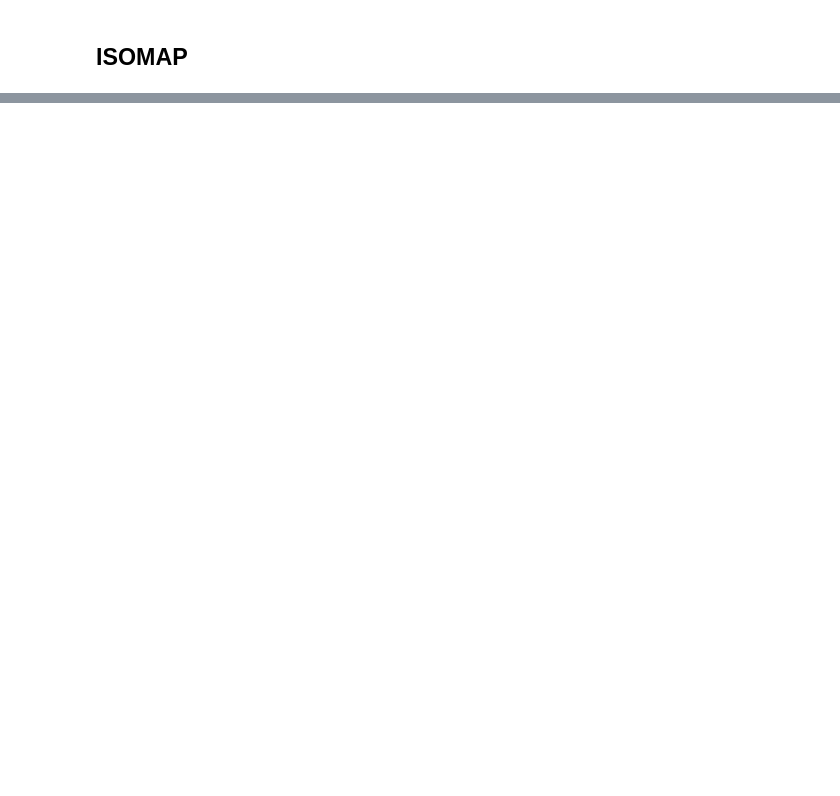
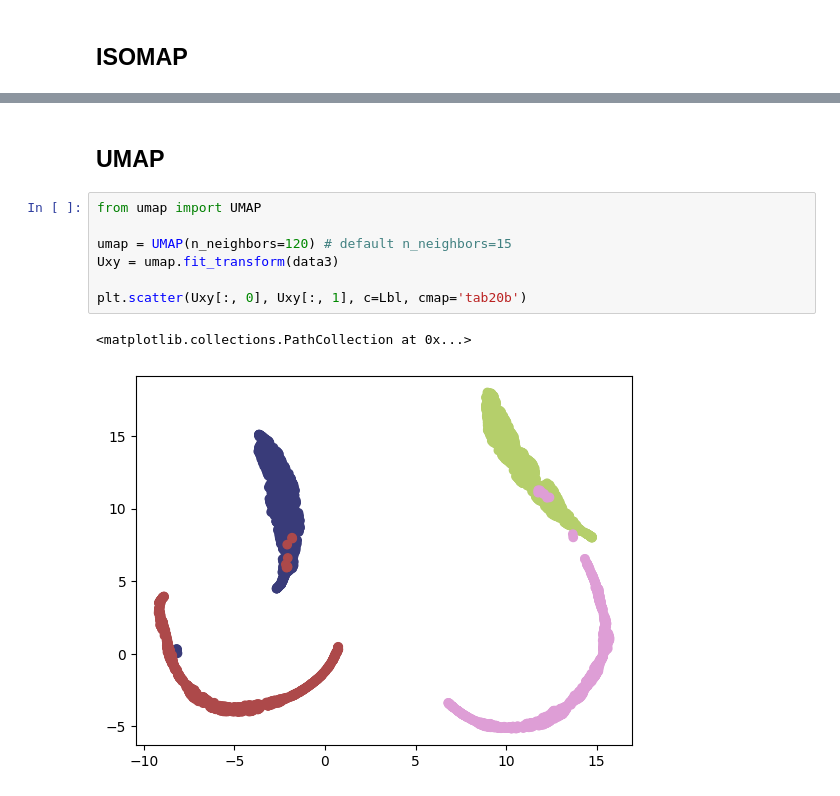
Before and after one commit to ludovicaisa/Physics_Unibo, a Jupyter notebook: src/Pattern_Recognition/SwissRoll_PCA_MDS_LLE_IsoMap_tSNE_UMAP.ipynb, the cells around one changed output, grey strips where cells are left out. Drawn from its saved outputs; the diff is of its cells as text; blank space fills up the shorter version.

```diff
--- a/src/Pattern_Recognition/SwissRoll_PCA_MDS_LLE_IsoMap_tSNE_UMAP.ipynb
+++ b/src/Pattern_Recognition/SwissRoll_PCA_MDS_LLE_IsoMap_tSNE_UMAP.ipynb
@@ -103,0 +125,12 @@ Sz = 15 # number of neighbors per distance
+# %% [markdown]
+## UMAP
+# %%
+from umap import UMAP
+
+umap = UMAP(n_neighbors=120) # default n_neighbors=15
+Uxy = umap.fit_transform(data3)
+
+plt.scatter(Uxy[:, 0], Uxy[:, 1], c=Lbl, cmap='tab20b')
+# %% [output]
+<matplotlib.collections.PathCollection at 0x...>
+[figure, added]
```
Also changed, not shown: parts of 6 cells of this notebook.
